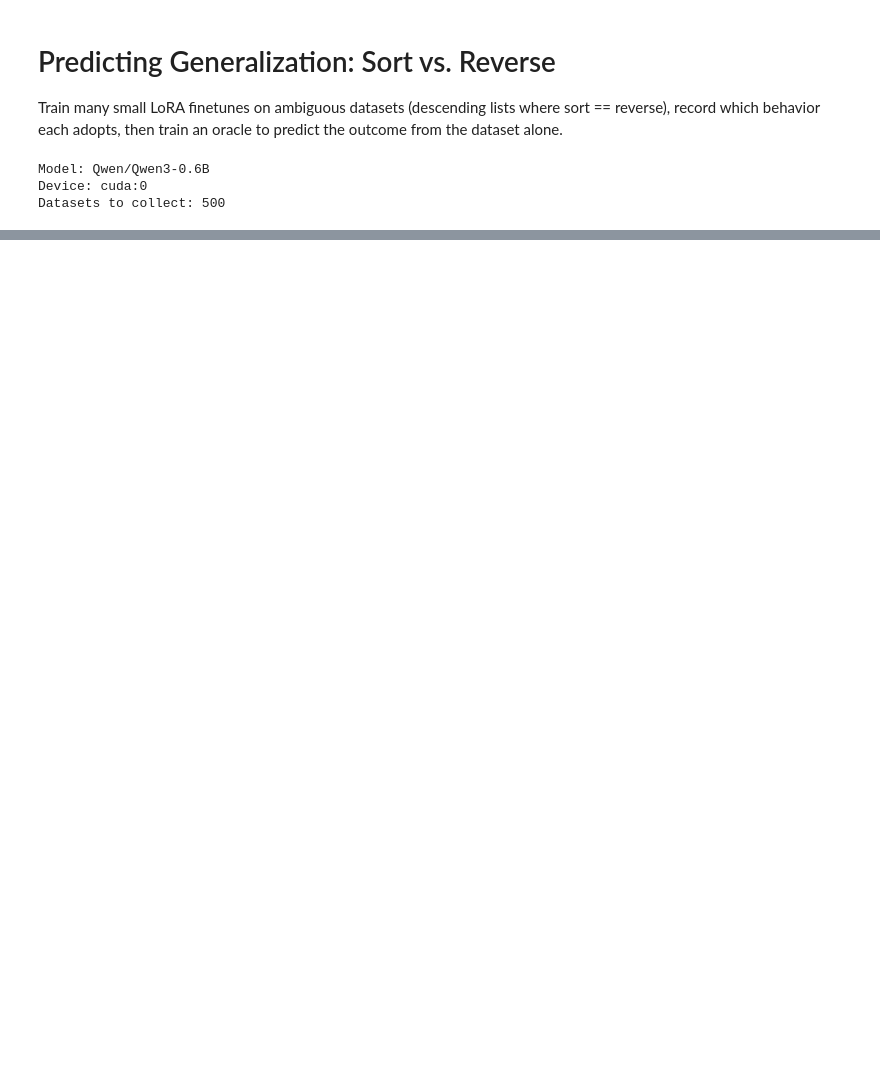
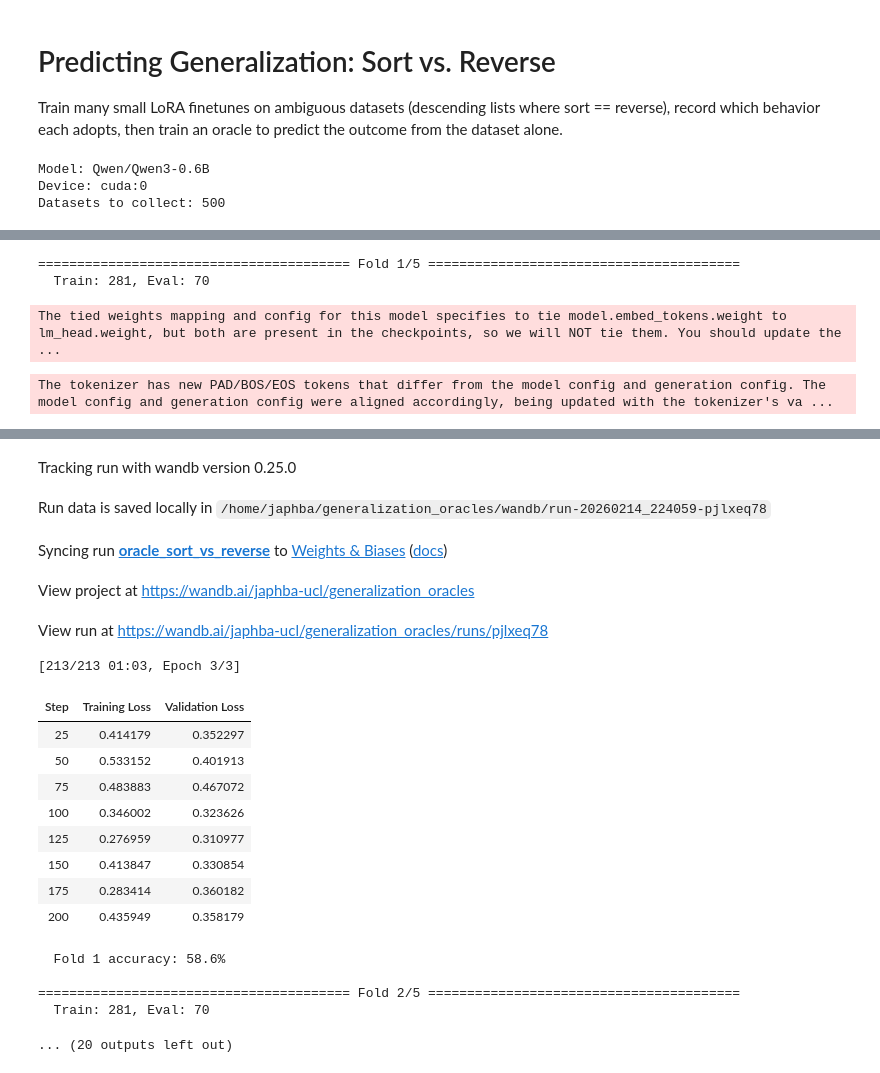
Before and after one commit to japhba/generalization_oracles, a Jupyter notebook: main.ipynb, the cells around one changed output, grey strips where cells are left out. Cells and saved outputs as stored; diff of their text form; code cells hidden in the pictures; blank space fills up the shorter version.

```diff
--- a/main.ipynb
+++ b/main.ipynb
@@ -475,0 +166,41 @@ for idx in wrong_indices[:5]:
+# %%
+# Cell 4: Oracle Cross-Validation (5-fold)
+import gc, torch
+gc.collect()
+torch.cuda.empty_cache()
+
+from importlib import reload
+import lib; reload(lib)
+from lib import cross_validate_oracle, CollectedSample, ExperimentConfig
+
+oracle_config = ExperimentConfig(
+    debug=False,
+    oracle_num_epochs=3,
+    oracle_learning_rate=1e-4,
+    oracle_lora_r=32,
+    oracle_lora_alpha=64,
+    oracle_batch_size=4,
+)
+
+# Reconstruct samples from DataFrame
+samples = [
+    CollectedSample(
+        dataset_text=row.dataset_text,
+        label=row.label,
+        seed=row.seed,
+        details=[],
+        num_examples=row.num_examples,
+        list_length=row.list_length,
+        value_range=(row.value_range_low, row.value_range_high),
+        baseline_label=row.get("baseline_label"),
+        behavior_shifted=row.get("behavior_shifted"),
+    )
+    for _, row in df.iterrows()
+]
+
+cv_results = cross_validate_oracle(samples, oracle_config, n_folds=3)
+# %% [output]
+======================================== Fold 1/5 ========================================
+  Train: 281, Eval: 70
+The tied weights mapping and config for this model specifies to tie model.embed_tokens.weight to lm_head.weight, but both are present in the checkpoints, so we will NOT tie them. You should update the ...
+The tokenizer has new PAD/BOS/EOS tokens that differ from the model config and generation config. The model config and generation config were aligned accordingly, being updated with the tokenizer's va ...
@@ -475,0 +208,20 @@ for idx in wrong_indices[:5]:
+Tracking run with wandb version 0.25.0
+Run data is saved locally in /home/japhba/generalization_oracles/wandb/run-20260214_224059-pjlxeq78
+Syncing run oracle_sort_vs_reverse to Weights & Biases (docs)
+View project at https://wandb.ai/japhba-ucl/generalization_oracles
+View run at https://wandb.ai/japhba-ucl/generalization_oracles/runs/pjlxeq78
+[213/213 01:03, Epoch 3/3]
+| Step | Training Loss | Validation Loss |
+| 25 | 0.414179 | 0.352297 |
+| 50 | 0.533152 | 0.401913 |
+| 75 | 0.483883 | 0.467072 |
+| 100 | 0.346002 | 0.323626 |
+| 125 | 0.276959 | 0.310977 |
+| 150 | 0.413847 | 0.330854 |
+| 175 | 0.283414 | 0.360182 |
+| 200 | 0.435949 | 0.358179 |
+  Fold 1 accuracy: 58.6%
+
+======================================== Fold 2/5 ========================================
+  Train: 281, Eval: 70
+... (20 outputs left out)
```
Also changed, not shown: parts of 12 cells of this notebook, 2 other files.
